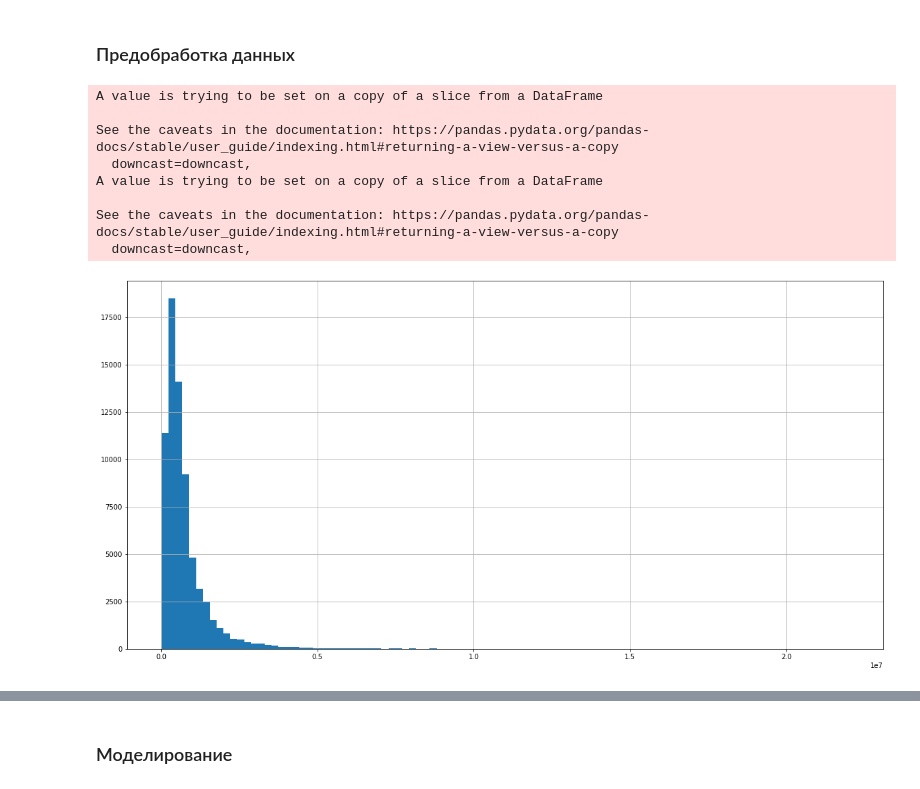
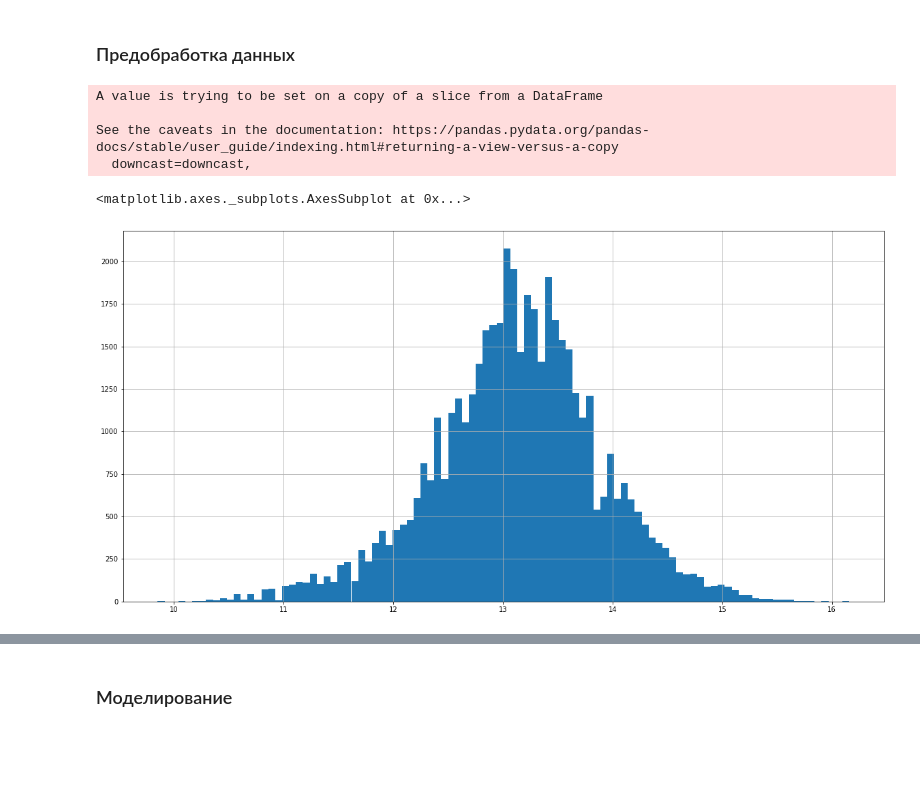
Before and after one commit to Lemax7/Choose_auto, a Jupyter notebook: Choose_auto_2.ipynb, the cells around one changed output, grey strips where cells are left out. Cells and saved outputs as stored; diff of their text form; code cells hidden in the pictures; blank space fills up the shorter version.

```diff
--- a/Choose_auto_2.ipynb
+++ b/Choose_auto_2.ipynb
@@ -52,3 +87,5 @@ data = pd.read_csv('~/Desktop/data.csv', index_col=0, encoding='utf-8')
+# %%
+data.drop(data[data.wheel=='Правый'].index, inplace=True)
 # %% [markdown]
 ### Предобработка данных
 # %%
@@ -288,21 +311,11 @@ def clear_data(data_df):
     return data_new
-# %%
-# удаляем строки, где нет ключевых данных
-data_no_na = data.dropna(subset=['year', 'price', 'model_name', 'kmAge', 'engine'])
-
-# убираем неудобный для if/else 'nan', меняем его на False
-data_no_na.fillna(False, inplace=True)
-
-# очищенный датасет
-final_data = clear_data(data_no_na)
-# %% [output]
-A value is trying to be set on a copy of a slice from a DataFrame
-
-See the caveats in the documentation: https://pandas.pydata.org/pandas-docs/stable/user_guide/indexing.html#returning-a-view-versus-a-copy
-  downcast=downcast,
-A value is trying to be set on a copy of a slice from a DataFrame
-
-See the caveats in the documentation: https://pandas.pydata.org/pandas-docs/stable/user_guide/indexing.html#returning-a-view-versus-a-copy
-  downcast=downcast,
+# %%
+# очищенный датасет
+final_data = clear_data(data).dropna()
+# %% [output]
+A value is trying to be set on a copy of a slice from a DataFrame
+
+See the caveats in the documentation: https://pandas.pydata.org/pandas-docs/stable/user_guide/indexing.html#returning-a-view-versus-a-copy
+  downcast=downcast,
 # %%
 # числовые и категориальные столбцы
@@ -336,11 +380,12 @@ y = final_data.price
 # %%
 # ручная чистка от выбросов - решения sklern типа DBScan, Isolated tree и др не дали хороших результатов
 
+
 # находим индексы раритетных авто
-year_outliers_indx = list(X.year[X.year < 1980.0].index)
+# year_outliers_indx = list(X.year[X.year < 1980.0].index)
 
 # находим индексы выбросов с очень большим пробегом
-kmAge_peaks_indx = list(X.kmAge[X.kmAge > 8e5].index)
+kmAge_peaks_indx = list(X.kmAge[X.kmAge > 80e4].index)
 
 # убираем редкие нецелевые виды кузова
 bodytype_names = X.bodytype.value_counts().iloc[12:].index
@@ -350,14 +395,19 @@ bodytype_outliers = ['тент', 'промтоварный автофургон'
        'фургон для торговли', 'скорая помощь',
        'кэмпер', 'микровэн', 'тарга', 'седан-хардтоп',
        'шасси', 'самосвал', 'лимузин', 'цистерна',
-       'самосвал с 2-х разгрузкой']
+       'самосвал с 2-х разгрузкой',
+        'цельнометаллический фургон',
+        'пикап одинарная кабина', 'пикап', 'родстер']
+
 bodytype_outliers_index = list(X[X.bodytype.isin(bodytype_outliers)].index)
+
+# rare_model_index = list(Xy.model_name[Xy.model_name.map(Xy.model_name.value_counts())<4].index)
 
 # находим индексы выбросов по объему двигателя
 engine_hp_outliers_indx = list(X.engine_hp[(X.engine_hp < 50) | (X.engine_hp > 1500)].index)
 
 # находим индексы очень редких видов топлива
-engine_fuel_outliers = list(X.engine_fuel.value_counts().iloc[4:].index)
+engine_fuel_outliers = list(X.engine_fuel.value_counts().iloc[2:].index)
 engine_fuel_outliers_index = list(X[X.engine_fuel.isin(engine_fuel_outliers)].index)
 
 # находим индексы ошибочных объемов
@@ -366,33 +416,32 @@ engine_vol_outliers_indx = list(X.engine_vol[(X.engine_vol > 7.0) | (X.engine_vo
 # находим устаревший редкий термин трансмиссии - видимо старая категория на авто.ру
 transmission_outliers_indx = list(X.transmission[X.transmission == 'робот'].index)
 
-# видимо среднее значение по ownersCount - почему-то убрал....
-owners_count_outliers_index = list(X.ownersCount[X.ownersCount == 2.1904449462890625].index)
-
 # ошибочная цена в 68 000 000 за какой-то Форд Куга...
 price_outliers_index = list(y[(y>3e7)].index)# | (y<1e5)].index)
 
 # публикации, которые были сделаны до 2016 года - тоже убираем
 pub_date_outliers_index = list(X[X.publication_date < 1451595600.0].index)
 
+# vin_outliers_index = list(X_cleaned[X_cleaned['vin'].map(X_cleaned.vin.value_counts()<10)==True].index)
+
 # суммируем все индексы
-outliers_indx = list(set(year_outliers_indx + kmAge_peaks_indx + bodytype_outliers_index +
-                         engine_hp_outliers_indx + engine_fuel_outliers_index + engine_vol_outliers_indx +
-                         transmission_outliers_indx + owners_count_outliers_index + price_outliers_index +
-                         pub_date_outliers_index
-))
+outliers_indx = list(set(bodytype_outliers_index + transmission_outliers_indx + engine_hp_outliers_indx +
+                        price_outliers_index + engine_fuel_outliers_index + engine_vol_outliers_indx +
+                        pub_date_outliers_index  + outliers_index_list + engine_vol_outliers_indx +
+                        kmAge_peaks_indx)) #+ vin_outliers_index))
 
 # итогам первых прогонов - поля ниже - портят данные, без них метрики лучше
 # вычищаем все данные с индексами = outlier index
-X_cleaned = X.drop(['wheel', 'customs', 'vin','owningTime',
-                    'state'], axis=1).drop(outliers_indx)
+X_cleaned = X.drop(outliers_indx)
 
 # вычищаем все данные с индексами = outlier index
-# логарифмируем target
-y_cleaned = final_data.price.drop(outliers_indx).apply(np.log)
+
+# логарифмируем target - лучшие показатели именно на логарифме
+y_cleaned = y.drop(outliers_indx).apply(np.log)
 # %%
-# target после логарифмирования - купол и совсем другие данные по MAPE
+# target после логарифмирования - "купол" и совсем другие данные по MAPE
 fig, ax = plt.subplots(figsize=(20, 10))
-final_data.price.drop(outliers_indx).hist(bins=100);
+y_cleaned.hist(bins=100)
 # %% [output]
+<matplotlib.axes._subplots.AxesSubplot at 0x...>
-[figure, old version]
+[figure, new version]
```
Also changed, not shown: parts of 27 cells of this notebook.
